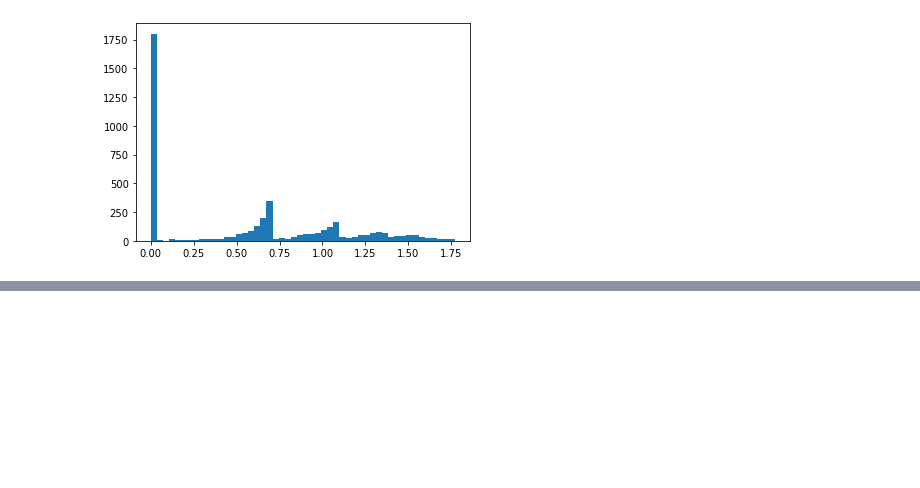
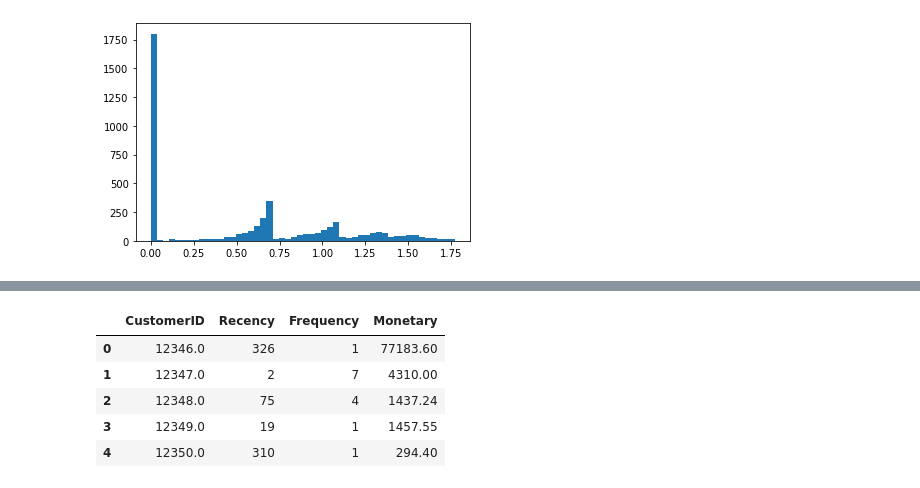
Before and after one commit to michelezoncheddu/data-mining-project, a Jupyter notebook: customers.ipynb, the cells around one changed output, grey strips where cells are left out. Saved outputs shown, nothing was run; the diff lists cells and outputs as text; code cells hidden in the pictures; blank space fills up the shorter version.

```diff
--- a/customers.ipynb
+++ b/customers.ipynb
@@ -312,0 +357,12 @@ plt.show()
+# %%
+# RFM table.
+
+rfm = recency.merge(frequency.merge(monetary, on='CustomerID'), on='CustomerID')
+rfm.head()
+# %% [output]
+|  | CustomerID | Recency | Frequency | Monetary |
+| 0 | 12346.0 | 326 | 1 | 77183.60 |
+| 1 | 12347.0 | 2 | 7 | 4310.00 |
+| 2 | 12348.0 | 75 | 4 | 1437.24 |
+| 3 | 12349.0 | 19 | 1 | 1457.55 |
+| 4 | 12350.0 | 310 | 1 | 294.40 |
```
Also changed, not shown: parts of 12 cells of this notebook.
